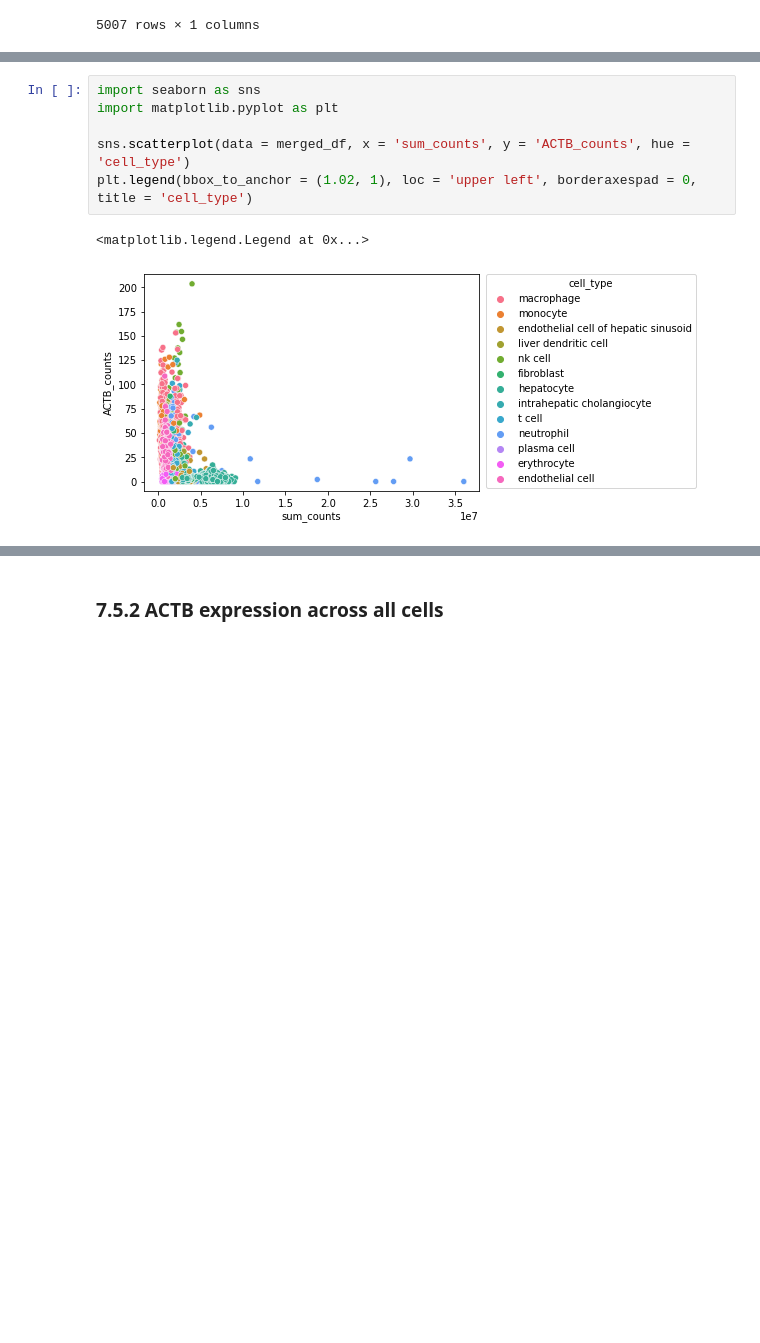
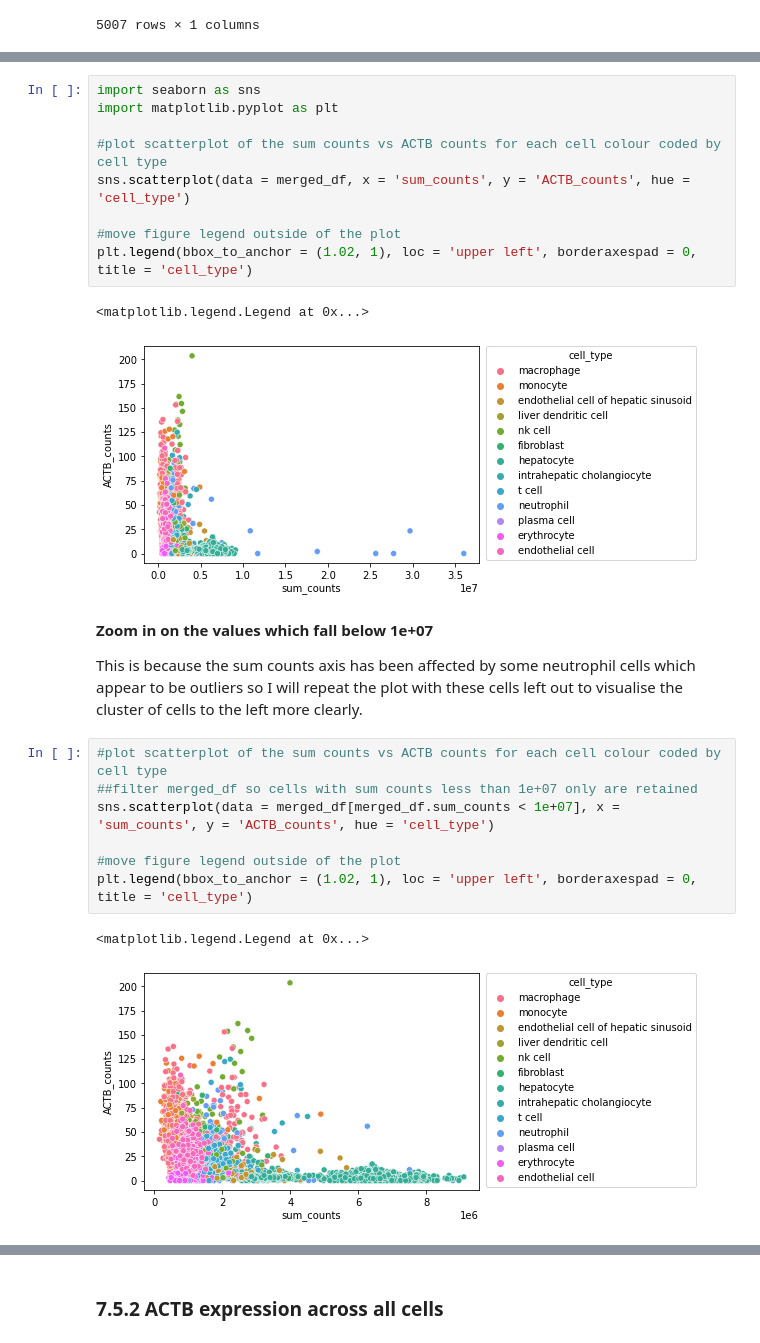
Before and after one commit to opentargets/baseline-expression, a Jupyter notebook: Tabula Sapiens Pipeline v2.ipynb, the cells around one changed output, grey strips where cells are left out. Drawn from its saved outputs; the diff is of its cells as text; blank space fills up the shorter version.

```diff
--- a/Tabula Sapiens Pipeline v2.ipynb
+++ b/Tabula Sapiens Pipeline v2.ipynb
@@ -1078,8 +1318,25 @@ merged_df
 import seaborn as sns
 import matplotlib.pyplot as plt
 
+#plot scatterplot of the sum counts vs ACTB counts for each cell colour coded by cell type
 sns.scatterplot(data = merged_df, x = 'sum_counts', y = 'ACTB_counts', hue = 'cell_type')
+
+#move figure legend outside of the plot
 plt.legend(bbox_to_anchor = (1.02, 1), loc = 'upper left', borderaxespad = 0, title = 'cell_type')
 # %% [output]
 <matplotlib.legend.Legend at 0x...>
 [figure]
+# %% [markdown]
+**Zoom in on the values which fall below 1e+07**
+
+This is because the sum counts axis has been affected by some neutrophil cells which appear to be outliers so I will repeat the plot with these cells left out to visualise the cluster of cells to the left more clearly.
+# %%
+#plot scatterplot of the sum counts vs ACTB counts for each cell colour coded by cell type
+##filter merged_df so cells with sum counts less than 1e+07 only are retained
+sns.scatterplot(data = merged_df[merged_df.sum_counts < 1e+07], x = 'sum_counts', y = 'ACTB_counts', hue = 'cell_type')
+
+#move figure legend outside of the plot
+plt.legend(bbox_to_anchor = (1.02, 1), loc = 'upper left', borderaxespad = 0, title = 'cell_type')
+# %% [output]
+<matplotlib.legend.Legend at 0x...>
+[figure, added]
```
Also changed, not shown: parts of 88 cells of this notebook.
